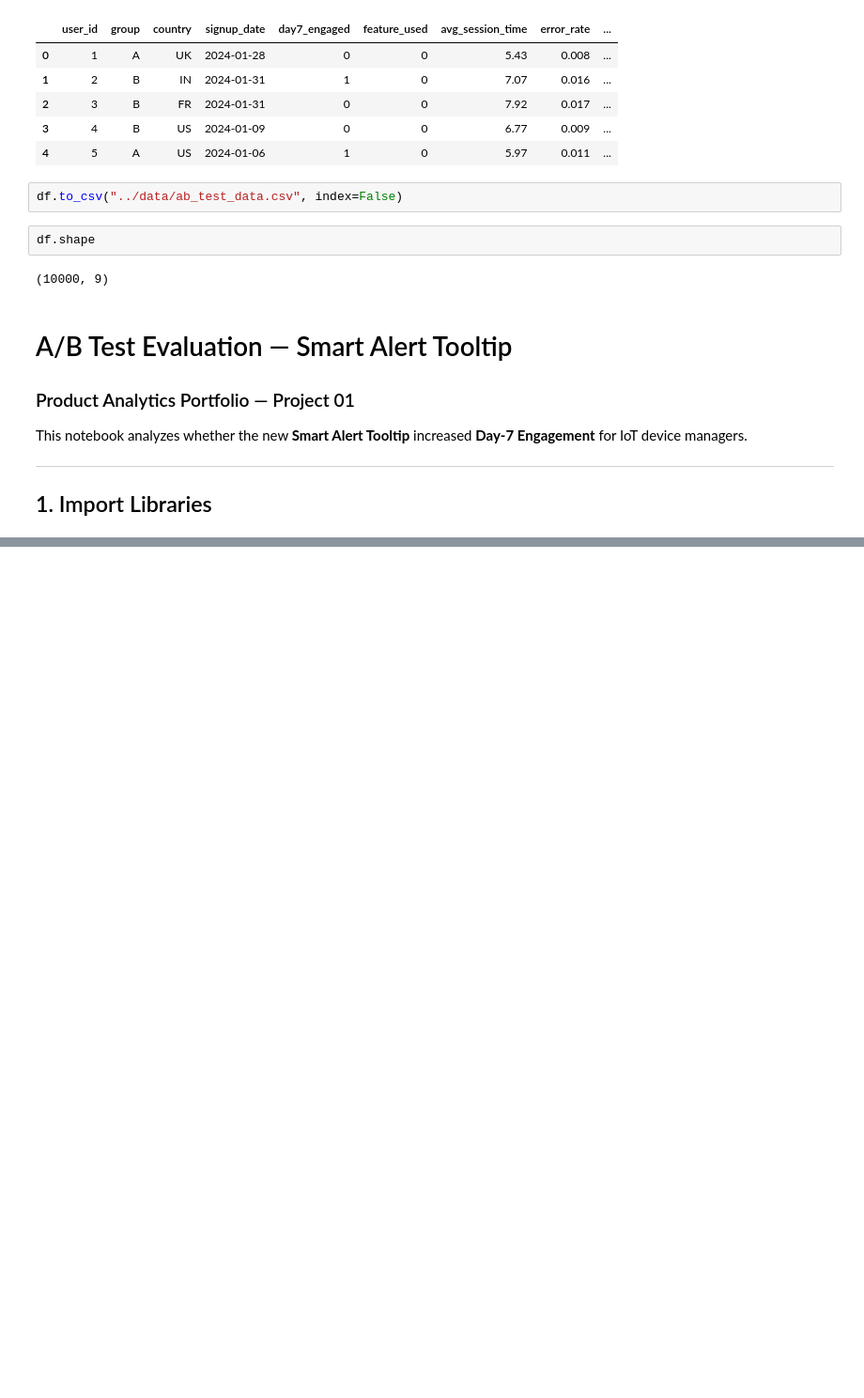
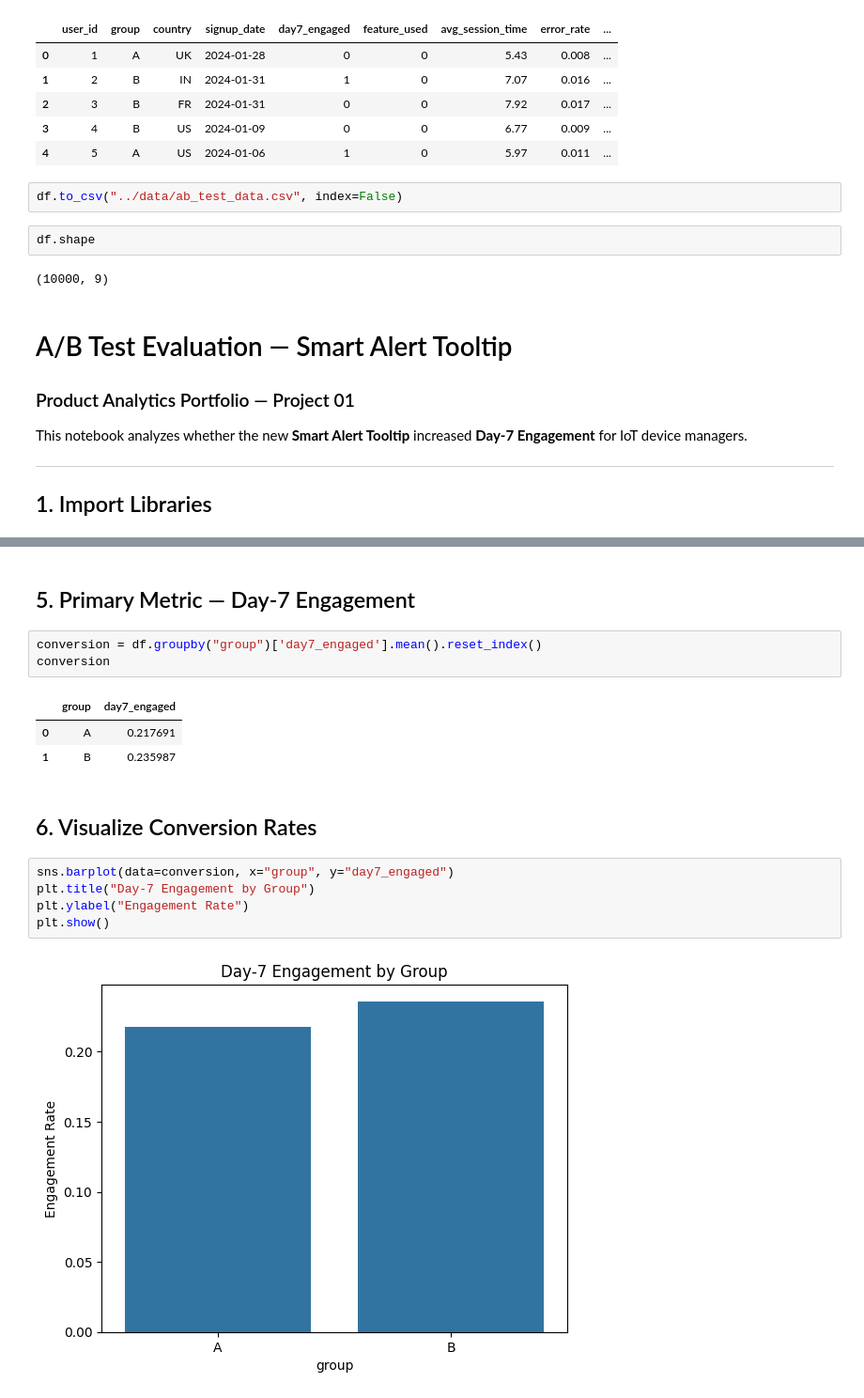
Before and after one commit to igirishkumar/product-analytics-portfolio, a Jupyter notebook: 01-ab-test-evaluation/notebooks/ab_test_analysis.ipynb, the cells around one changed output, grey strips where cells are left out. Shown at 94% size. Saved outputs shown, nothing was run; the diff lists cells and outputs as text; blank space fills up the shorter version.

```diff
--- a/01-ab-test-evaluation/notebooks/ab_test_analysis.ipynb
+++ b/01-ab-test-evaluation/notebooks/ab_test_analysis.ipynb
@@ -94,0 +143,18 @@ FileNotFoundError: [Errno 2] No such file or directory: '../data/ab_test_data.cs
+# %% [markdown]
+## 5. Primary Metric — Day‑7 Engagement
+# %%
+conversion = df.groupby("group")['day7_engaged'].mean().reset_index()
+conversion
+# %% [output]
+|  | group | day7_engaged |
+| 0 | A | 0.217691 |
+| 1 | B | 0.235987 |
+# %% [markdown]
+## 6. Visualize Conversion Rates
+# %%
+sns.barplot(data=conversion, x="group", y="day7_engaged")
+plt.title("Day‑7 Engagement by Group")
+plt.ylabel("Engagement Rate")
+plt.show()
+# %% [output]
+[figure, added]
```
Also changed, not shown: parts of 41 cells of this notebook, 2 other files.
